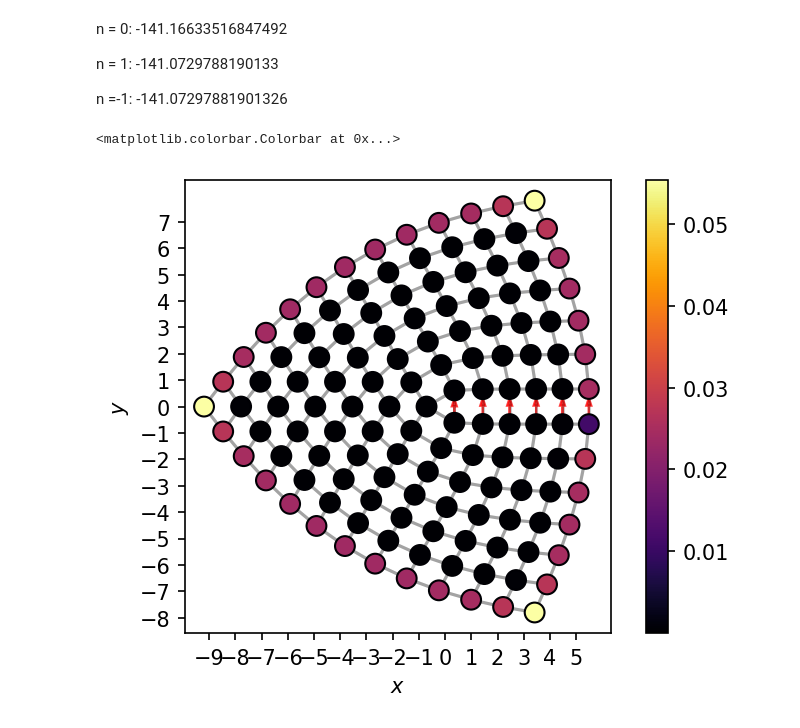
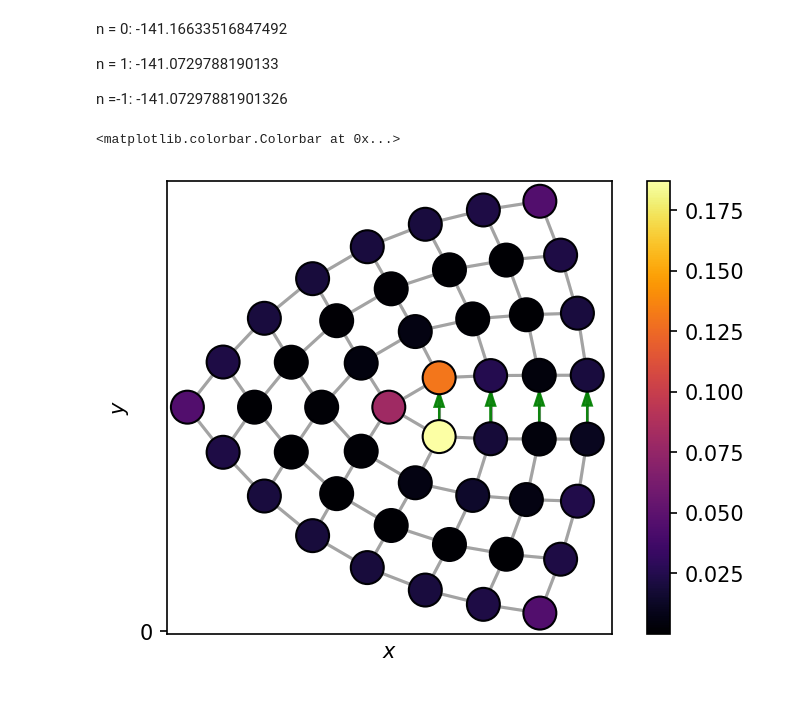
Before and after one commit to isschoch/chiral-p-wave-on-buckyball-geometry, a Jupyter notebook: sc_disclination_codim_2.ipynb, the cells around one changed output. Drawn from its saved outputs; the diff is of its cells as text; code cells hidden in the pictures.

```diff
--- a/sc_disclination_codim_2.ipynb
+++ b/sc_disclination_codim_2.ipynb
@@ -14,7 +14,7 @@ phase_geom = 1j
 phase_vortex = -1
 codim = 1
 
-N = 13
+N = 8
 lattice = SquareLattice(N, "open")
 
 # lattice.add_bonds(
@@ -94,7 +94,7 @@ local_bond_indices = lattice.get_local_bond_indices()
 print(flagged_bonds_geom)
 print(flagged_bonds_vortex)
 
-idx_of_interest = 57
+idx_of_interest = 0
 print(lattice._bonds[idx_of_interest])
 print(lattice._local_bond_idx[idx_of_interest])
 
@@ -117,5 +115,5 @@ neighbour 70 has local bond idx 2
 # %%
-mu = -2
+mu = 2
 delta = complex(1.0, 0.0)
 t = 1
 
@@ -247,30 +245,30 @@ n = 1: -141.0729788190133
 n =-1: -141.07297881901326
 # %%
 def transform(pos):
-    defect_pos = (N / 2, N / 2)
+    defect_pos = ((N - 1) / 2, (N - 1) / 2)
     pos = np.array([pos[0], pos[1]])
     defect_pos = np.array([defect_pos[0], defect_pos[1]])
     pos_shift = pos - defect_pos
     x, y = pos_shift
     r = scipy.linalg.norm(pos_shift)
     angle = np.arctan2(-y, x)
     if angle < 0.0:
         angle = 2 * np.pi + angle
     angle = angle * 4 / 3
-    return r * np.array([np.cos(angle), -np.sin(angle)])
+    return r * np.array([np.cos(angle), -np.sin(angle)]) + 4 / 3 * defect_pos
 
 
 for itr in range(lattice.get_num_sites()):
     lattice.move_site(itr, transform(lattice._sites[itr]))
     # lattice.move_site(itr, (lattice_sites[itr][0], -lattice_sites[itr][1]))
 
 sc = lattice.plot(
     False, flagged_bonds=flagged_bonds_vortex, c=(gs_probabilities), cmap=color_map
 )
 plt.colorbar(sc)
 # %% [output]
 <matplotlib.colorbar.Colorbar at 0x...>
-[figure, old version]
+[figure, new version]
 # %%
 print(2 * gs_probabilities[54])
 print(gs_probabilities[53])
```
Also changed, not shown: parts of 5 cells of this notebook, 10 other files.
